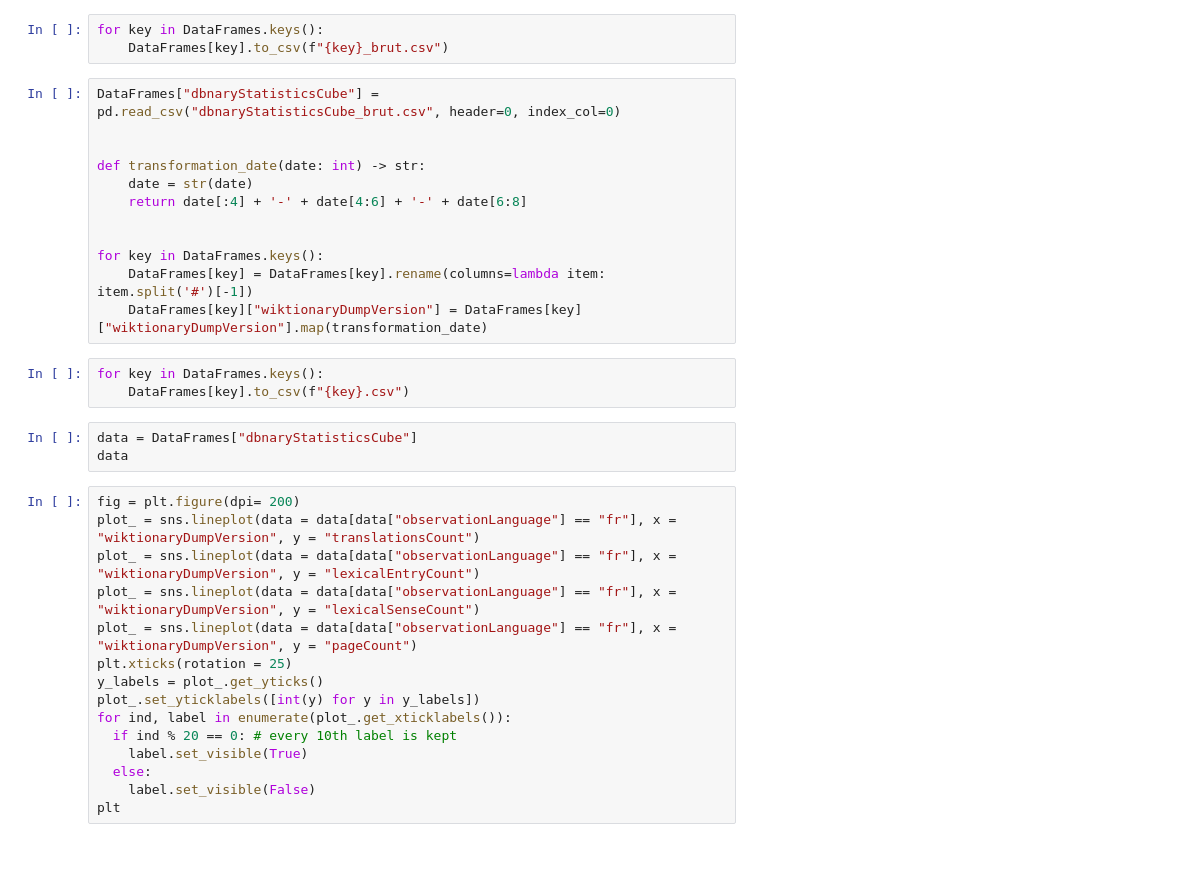
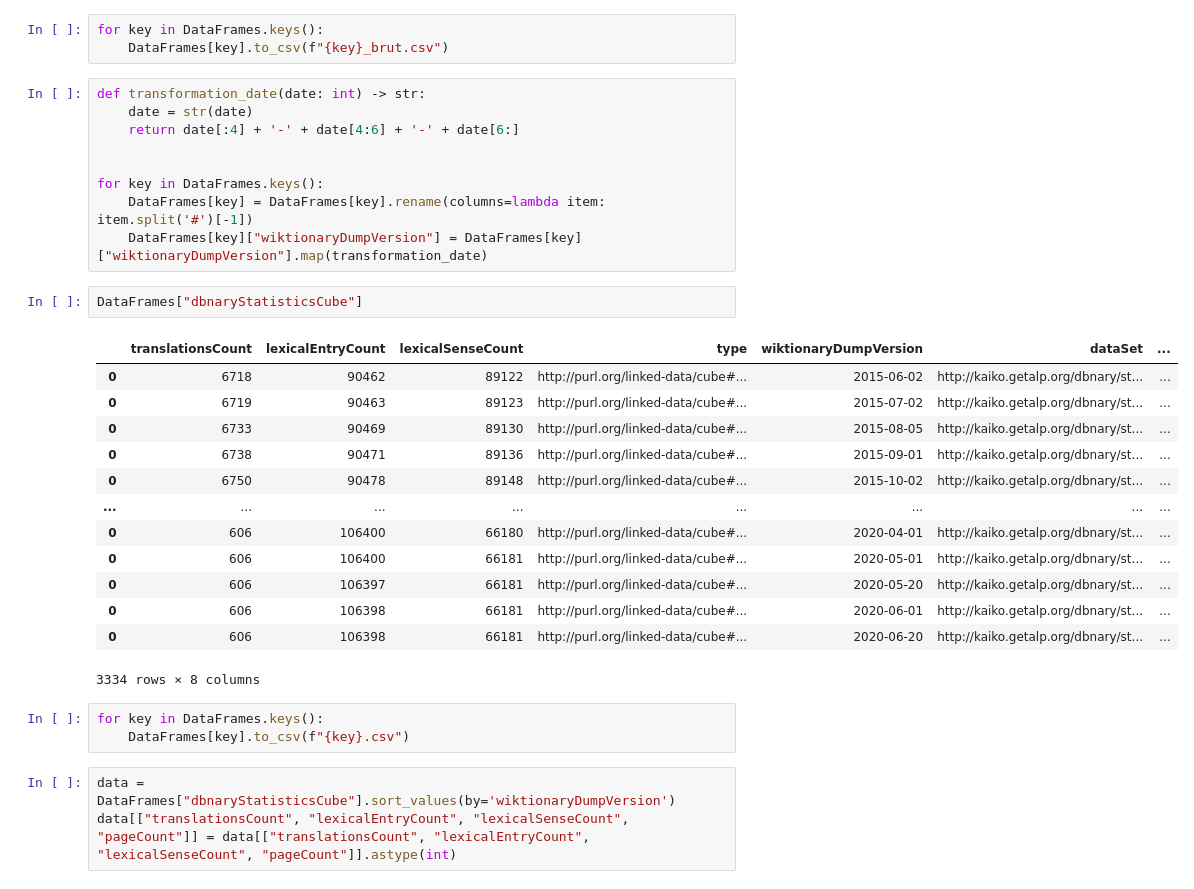
Before and after one commit to tristansaminadayar/pandas-datacube, a Jupyter notebook: search/notbooks/Version1.ipynb, the cells around one changed output. Drawn from its saved outputs; the diff is of its cells as text; blank space fills up the shorter version.

```diff
--- a/search/notbooks/Version1.ipynb
+++ b/search/notbooks/Version1.ipynb
@@ -143,35 +207,33 @@ for key, values in zip(obs.keys(), obs.values()):
 for key in DataFrames.keys():
     DataFrames[key].to_csv(f"{key}_brut.csv")
 # %%
-DataFrames["dbnaryStatisticsCube"] = pd.read_csv("dbnaryStatisticsCube_brut.csv", header=0, index_col=0)
-
-
 def transformation_date(date: int) -> str:
     date = str(date)
-    return date[:4] + '-' + date[4:6] + '-' + date[6:8]
+    return date[:4] + '-' + date[4:6] + '-' + date[6:]
 
 
 for key in DataFrames.keys():
     DataFrames[key] = DataFrames[key].rename(columns=lambda item: item.split('#')[-1])
     DataFrames[key]["wiktionaryDumpVersion"] = DataFrames[key]["wiktionaryDumpVersion"].map(transformation_date)
+# %%
+DataFrames["dbnaryStatisticsCube"]
+# %% [output]
+|  | translationsCount | lexicalEntryCount | lexicalSenseCount | type | wiktionaryDumpVersion | dataSet | ... |
+| 0 | 6718 | 90462 | 89122 | http://purl.org/linked-data/cube#... | 2015-06-02 | http://kaiko.getalp.org/dbnary/st... | ... |
+| 0 | 6719 | 90463 | 89123 | http://purl.org/linked-data/cube#... | 2015-07-02 | http://kaiko.getalp.org/dbnary/st... | ... |
+| 0 | 6733 | 90469 | 89130 | http://purl.org/linked-data/cube#... | 2015-08-05 | http://kaiko.getalp.org/dbnary/st... | ... |
+| 0 | 6738 | 90471 | 89136 | http://purl.org/linked-data/cube#... | 2015-09-01 | http://kaiko.getalp.org/dbnary/st... | ... |
+| 0 | 6750 | 90478 | 89148 | http://purl.org/linked-data/cube#... | 2015-10-02 | http://kaiko.getalp.org/dbnary/st... | ... |
+| ... | ... | ... | ... | ... | ... | ... | ... |
+| 0 | 606 | 106400 | 66180 | http://purl.org/linked-data/cube#... | 2020-04-01 | http://kaiko.getalp.org/dbnary/st... | ... |
+| 0 | 606 | 106400 | 66181 | http://purl.org/linked-data/cube#... | 2020-05-01 | http://kaiko.getalp.org/dbnary/st... | ... |
+| 0 | 606 | 106397 | 66181 | http://purl.org/linked-data/cube#... | 2020-05-20 | http://kaiko.getalp.org/dbnary/st... | ... |
+| 0 | 606 | 106398 | 66181 | http://purl.org/linked-data/cube#... | 2020-06-01 | http://kaiko.getalp.org/dbnary/st... | ... |
+| 0 | 606 | 106398 | 66181 | http://purl.org/linked-data/cube#... | 2020-06-20 | http://kaiko.getalp.org/dbnary/st... | ... |
+3334 rows × 8 columns
 # %%
 for key in DataFrames.keys():
     DataFrames[key].to_csv(f"{key}.csv")
-# %%
-data = DataFrames["dbnaryStatisticsCube"]
-data
-# %%
-fig = plt.figure(dpi= 200)
-plot_ = sns.lineplot(data = data[data["observationLanguage"] == "fr"], x = "wiktionaryDumpVersion", y = "translationsCount")
-plot_ = sns.lineplot(data = data[data["observationLanguage"] == "fr"], x = "wiktionaryDumpVersion", y = "lexicalEntryCount")
-plot_ = sns.lineplot(data = data[data["observationLanguage"] == "fr"], x = "wiktionaryDumpVersion", y = "lexicalSenseCount")
-plot_ = sns.lineplot(data = data[data["observationLanguage"] == "fr"], x = "wiktionaryDumpVersion", y = "pageCount")
-plt.xticks(rotation = 25)
-y_labels = plot_.get_yticks()
-plot_.set_yticklabels([int(y) for y in y_labels])
-for ind, label in enumerate(plot_.get_xticklabels()):
-  if ind % 20 == 0: # every 10th label is kept
-    label.set_visible(True)
-  else:
-    label.set_visible(False)
-plt
+# %%
+data = DataFrames["dbnaryStatisticsCube"].sort_values(by='wiktionaryDumpVersion')
+data[["translationsCount", "lexicalEntryCount", "lexicalSenseCount", "pageCount"]] = data[["translationsCount", "lexicalEntryCount", "lexicalSenseCount", "pageCount"]].astype(int)
```
Also changed, not shown: parts of 8 cells of this notebook, 7 other files.
